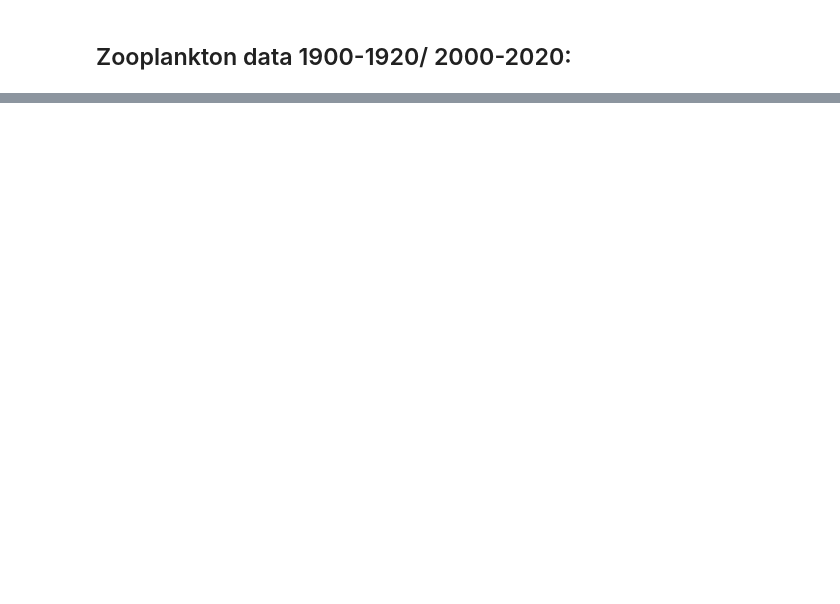
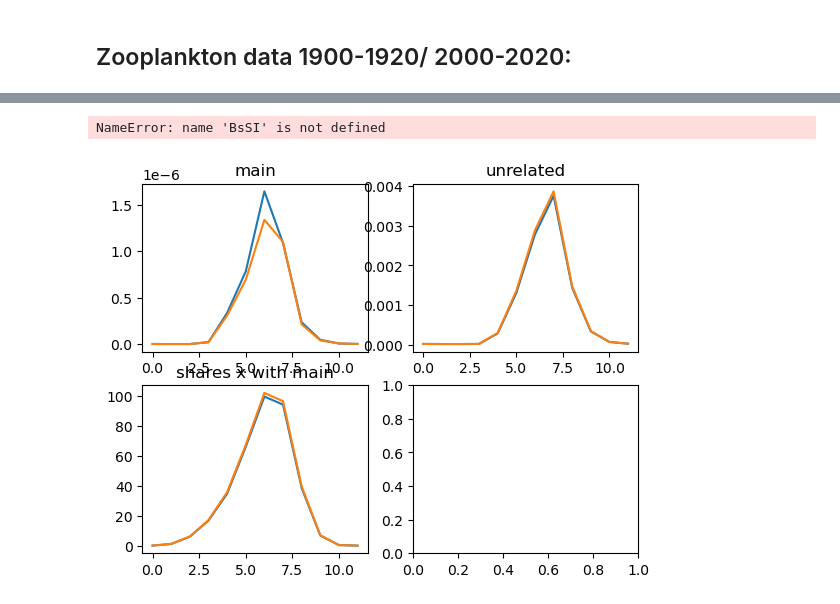
Before and after one commit to eScience-course/Tjaernoe2022-group6, a Jupyter notebook: notebooks/Annegro/SeasonalAagv.ipynb, the cells around one changed output, grey strips where cells are left out. Saved outputs shown, nothing was run; the diff lists cells and outputs as text; code cells hidden in the pictures; blank space fills up the shorter version.

```diff
--- a/notebooks/Annegro/SeasonalAagv.ipynb
+++ b/notebooks/Annegro/SeasonalAagv.ipynb
@@ -495,0 +494,22 @@ plt.legend()
+# %%
+fig, axs = plt.subplots(2, 2)
+axs[0, 0].plot(Ach20, label='2000-2020')
+axs[0, 0].plot(Ach19, label='1900-1920')
+axs[0, 0].set_title("main")
+
+axs[1, 0].plot(Ar19, label='1900-1920')
+axs[1, 0].plot(Ar20, label='2000-2020')
+axs[1, 0].set_title("shares x with main")
+axs[1, 0].sharex(axs[0, 0])
+
+axs[0, 1].plot(Zd19, label='1900-1920')
+axs[0, 1].plot(Zd20, label='2000-2020')
+axs[0, 1].set_title("unrelated")
+
+axs[1, 1].plot(BsSI, label='2000-2020')
+axs[1, 1].plot(BsSIi, label='1900-1920')
+axs[1, 1].set_title("also unrelated")
+fig.tight_layout()
+# %% [output]
+NameError: name 'BsSI' is not defined
+[figure, added]
```
Also changed, not shown: parts of 10 cells of this notebook, 3 other files.
